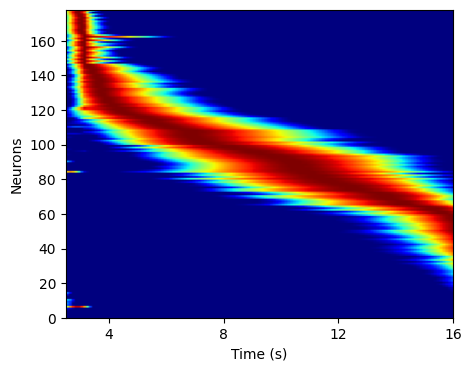
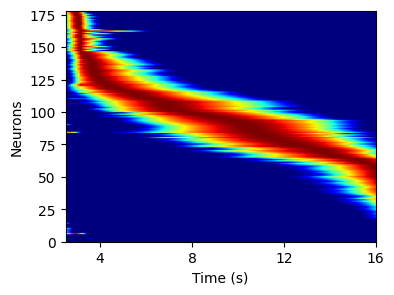
The notebook cell's code change between the first figure and the second:
--- before
+++ after
@@ -3,8 +3,8 @@
 print(avg_hs.shape)
 
-fig, ax = plt.subplots(figsize=(5, 4))
+fig, ax = plt.subplots(figsize=(4, 3))
 norm_hs, fig, ax = plt_hs(avg_hs, min_fr=0.1, fig=fig, ax=ax)
 print(norm_hs.shape)
 ax.set_xlim(2.5, 16)
 ax.set_xlabel('Time (s)')
-plt.savefig('2TS_1_hidden_states.png', dpi=500, transparent=True)
+plt.savefig('2TS_1_hidden_states.png', dpi=500, transparent=True, bbox_inches='tight')

Commit: resimulate the square room